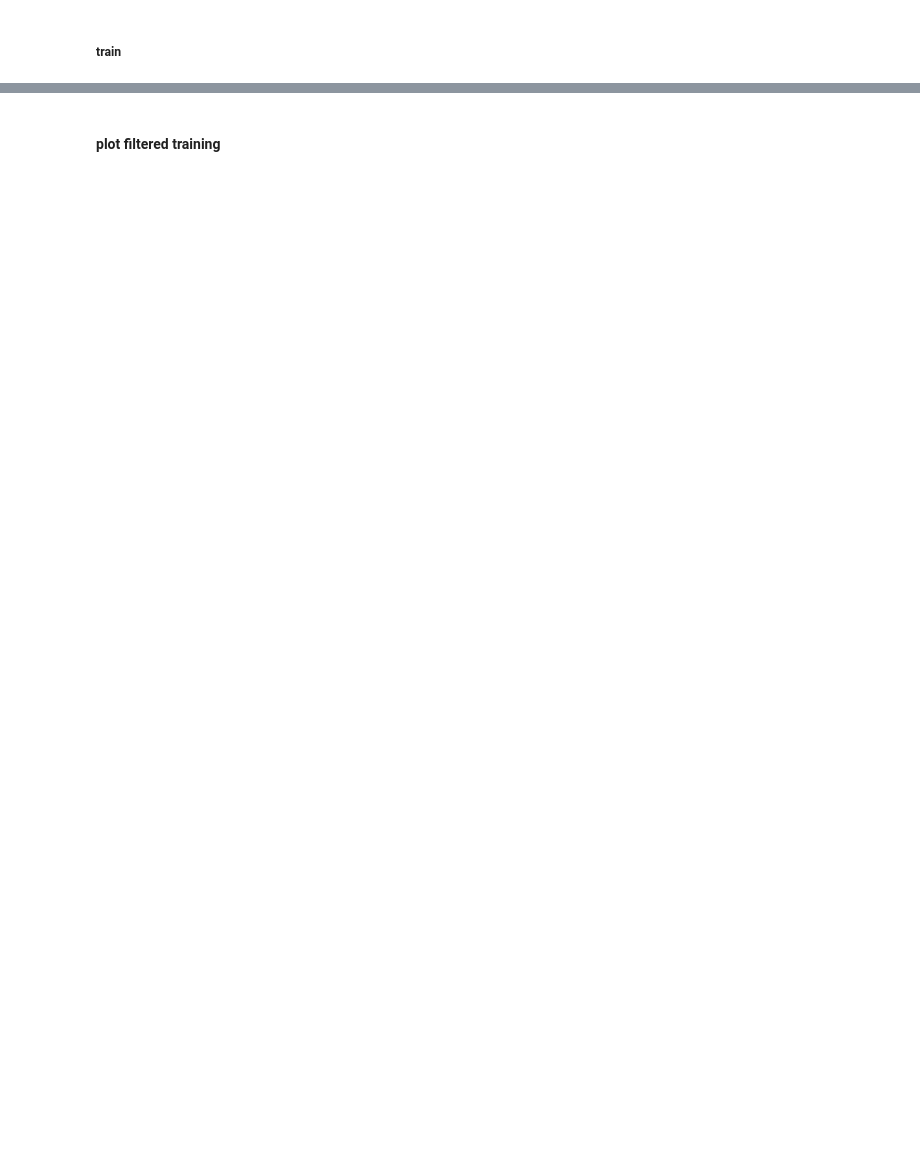
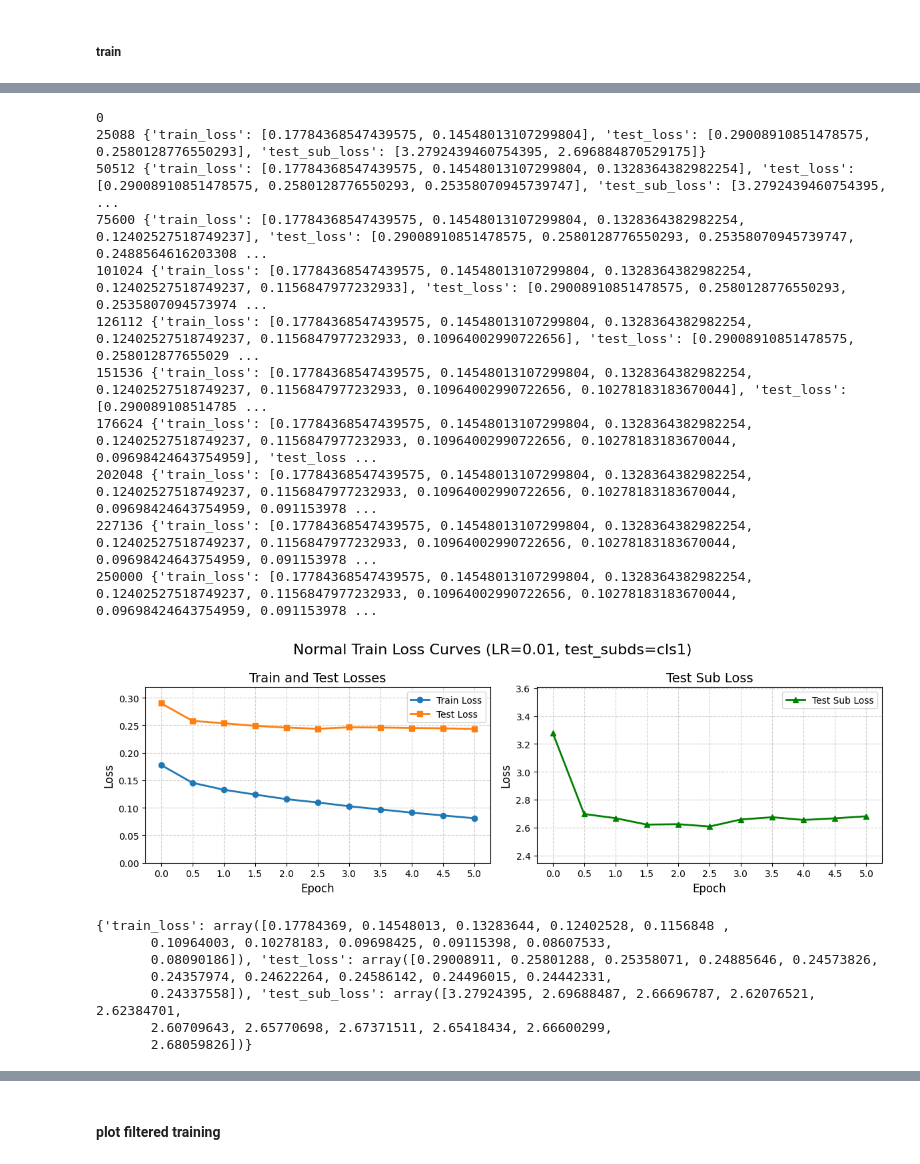
Before and after one commit to ucantseeit/generalization, a Jupyter notebook: ntk_result/trials/continueTrain.ipynb, the cells around one changed output, grey strips where cells are left out. Saved outputs shown, nothing was run; the diff lists cells and outputs as text; code cells hidden in the pictures; blank space fills up the shorter version.

```diff
--- a/ntk_result/trials/continueTrain.ipynb
+++ b/ntk_result/trials/continueTrain.ipynb
@@ -1172,7 +1176,7 @@ def analyze_multi_stage_runs(
 # 1. 构造多 epoch 训练函数
 multi_train_fn = make_cont_train_curve_fn(
 	model=model100,
-	train_sub_ds=train_ds,
+	train_subds=train_ds,
 	lr=0.05,
 )
 
@@ -1657,0 +1414,36 @@ print(cls30_results_dict)
+# %%
+multi_train_fn = make_cont_train_curve_fn(
+	model=model100,
+	train_subds=train_ds,
+	lr=0.01,
+	test_subds=test_subds_one_cls
+)
+
+results_dict = analyze_multi_stage_runs(
+	target_func=multi_train_fn,
+	repeat_num=1
+)
+
+plot_training_losses(results_dict,
+					 title="Normal Train Loss Curves (LR=0.01, test_subds=cls1)")
+print(results_dict)
+# %% [output]
+0
+25088 {'train_loss': [0.17784368547439575, 0.14548013107299804], 'test_loss': [0.29008910851478575, 0.2580128776550293], 'test_sub_loss': [3.2792439460754395, 2.696884870529175]}
+50512 {'train_loss': [0.17784368547439575, 0.14548013107299804, 0.1328364382982254], 'test_loss': [0.29008910851478575, 0.2580128776550293, 0.25358070945739747], 'test_sub_loss': [3.2792439460754395,  ...
+75600 {'train_loss': [0.17784368547439575, 0.14548013107299804, 0.1328364382982254, 0.12402527518749237], 'test_loss': [0.29008910851478575, 0.2580128776550293, 0.25358070945739747, 0.2488564616203308 ...
+101024 {'train_loss': [0.17784368547439575, 0.14548013107299804, 0.1328364382982254, 0.12402527518749237, 0.1156847977232933], 'test_loss': [0.29008910851478575, 0.2580128776550293, 0.2535807094573974 ...
+126112 {'train_loss': [0.17784368547439575, 0.14548013107299804, 0.1328364382982254, 0.12402527518749237, 0.1156847977232933, 0.10964002990722656], 'test_loss': [0.29008910851478575, 0.258012877655029 ...
+151536 {'train_loss': [0.17784368547439575, 0.14548013107299804, 0.1328364382982254, 0.12402527518749237, 0.1156847977232933, 0.10964002990722656, 0.10278183183670044], 'test_loss': [0.290089108514785 ...
+176624 {'train_loss': [0.17784368547439575, 0.14548013107299804, 0.1328364382982254, 0.12402527518749237, 0.1156847977232933, 0.10964002990722656, 0.10278183183670044, 0.09698424643754959], 'test_loss ...
+202048 {'train_loss': [0.17784368547439575, 0.14548013107299804, 0.1328364382982254, 0.12402527518749237, 0.1156847977232933, 0.10964002990722656, 0.10278183183670044, 0.09698424643754959, 0.091153978 ...
+227136 {'train_loss': [0.17784368547439575, 0.14548013107299804, 0.1328364382982254, 0.12402527518749237, 0.1156847977232933, 0.10964002990722656, 0.10278183183670044, 0.09698424643754959, 0.091153978 ...
+250000 {'train_loss': [0.17784368547439575, 0.14548013107299804, 0.1328364382982254, 0.12402527518749237, 0.1156847977232933, 0.10964002990722656, 0.10278183183670044, 0.09698424643754959, 0.091153978 ...
+[figure, added]
+{'train_loss': array([0.17784369, 0.14548013, 0.13283644, 0.12402528, 0.1156848 ,
+       0.10964003, 0.10278183, 0.09698425, 0.09115398, 0.08607533,
+       0.08090186]), 'test_loss': array([0.29008911, 0.25801288, 0.25358071, 0.24885646, 0.24573826,
+       0.24357974, 0.24622264, 0.24586142, 0.24496015, 0.24442331,
+       0.24337558]), 'test_sub_loss': array([3.27924395, 2.69688487, 2.66696787, 2.62076521, 2.62384701,
+       2.60709643, 2.65770698, 2.67371511, 2.65418434, 2.66600299,
+       2.68059826])}
```
Also changed, not shown: parts of 49 cells of this notebook, 11 other files.
